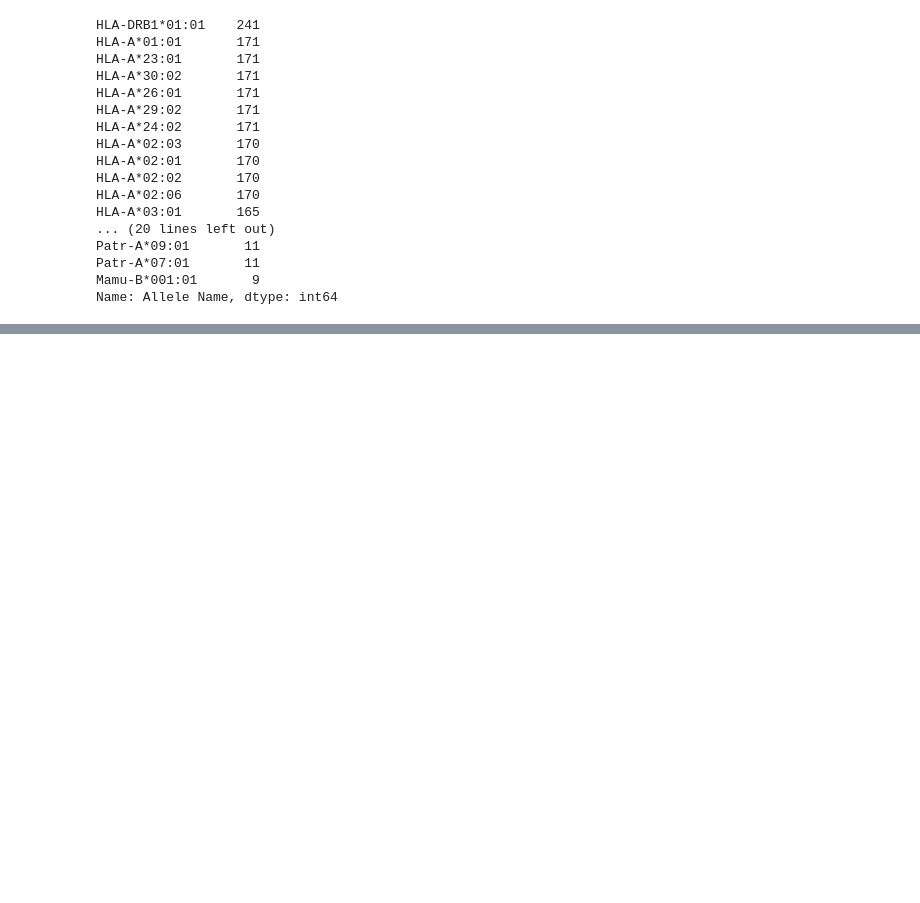
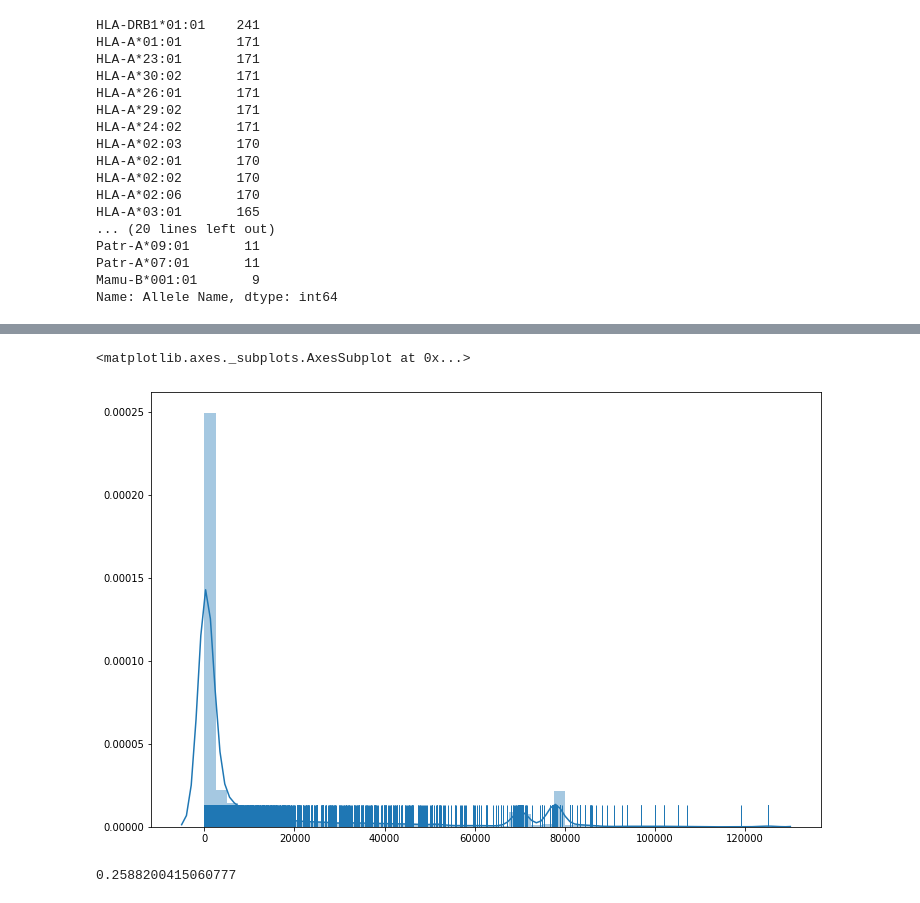
Before and after one commit to pirl-unc/Landscape-and-Selection-of-Vaccine-Epitopes-in-SARS-CoV-2, a Jupyter notebook: iedb/SARSCoV2 T-cell epitopes.ipynb, the cells around one changed output, grey strips where cells are left out. Saved outputs shown, nothing was run; the diff lists cells and outputs as text; code cells hidden in the pictures; blank space fills up the shorter version.

```diff
--- a/iedb/SARSCoV2 T-cell epitopes.ipynb
+++ b/iedb/SARSCoV2 T-cell epitopes.ipynb
@@ -137,15 +134,0 @@ df_mhc_sars_in_sars2_radio = df_mhc_sars_in_sars2[df_mhc_sars_in_sars2["Assay"][
-# %%
-peptides = df_mhc_sars_in_sars2_radio[("Epitope", "Description")];
-affs = df_mhc_sars_in_sars2_radio[("Assay", "Quantitative measurement")]
-alleles = df_mhc_sars_in_sars2_radio["MHC"]["Allele Name"]
-
-from collections import defaultdict
-
-pmhc_to_affinities = defaultdict(list)
-for nm, a, p in sorted(zip(affs, alleles, peptides, )):
-    pmhc_to_affinities[(a,p)].append(nm)
-
-pmhc_to_aff = {pmhc: np.median(affs) for (pmhc,affs) in pmhc_to_affinities.items()}
-
-for nm, (a,p) in sorted(zip(pmhc_to_aff.values(), pmhc_to_aff.keys())):
-    print("%s\t%s\t%0.2fnM" % (a, p, nm))
@@ -189,0 +232,13 @@ Name: Allele Name, dtype: int64
+# %%
+import seaborn
+import matplotlib.pyplot as plt
+
+plt.figure(figsize=(12,8))
+seaborn.distplot(list(pmhc_to_aff.values()), rug=True)
+# %% [output]
+<matplotlib.axes._subplots.AxesSubplot at 0x...>
+[figure, added]
+# %%
+(np.array(list(pmhc_to_aff.values())) > 10**4).mean()
+# %% [output]
+0.2588200415060777
```
Also changed, not shown: parts of 6 cells of this notebook, 2 other files.
